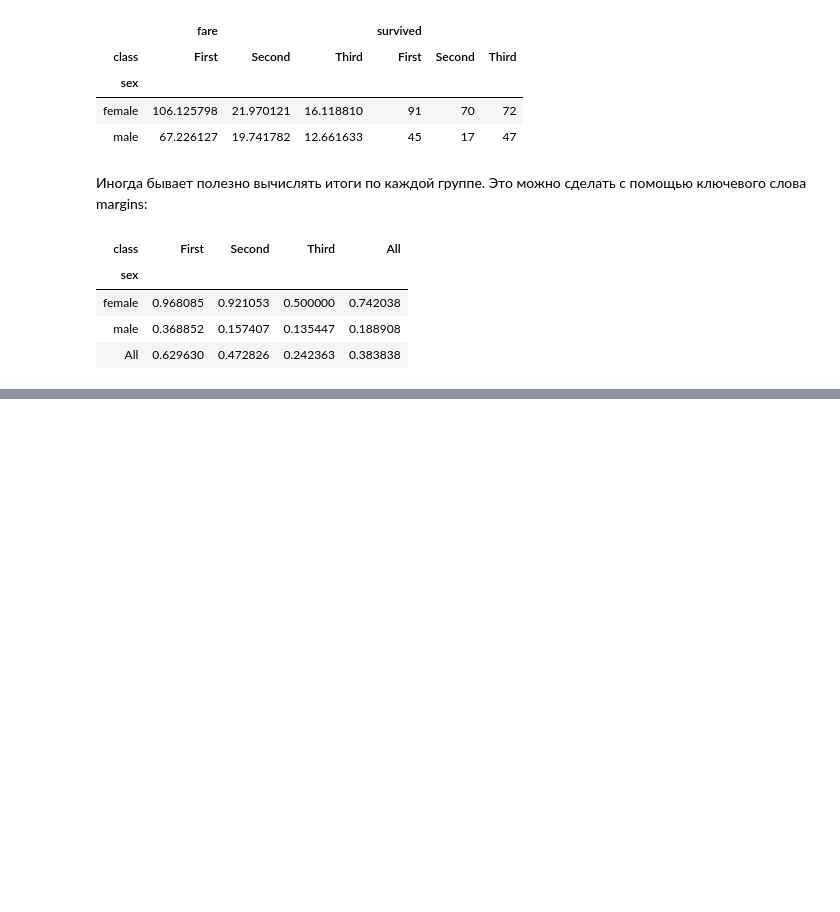
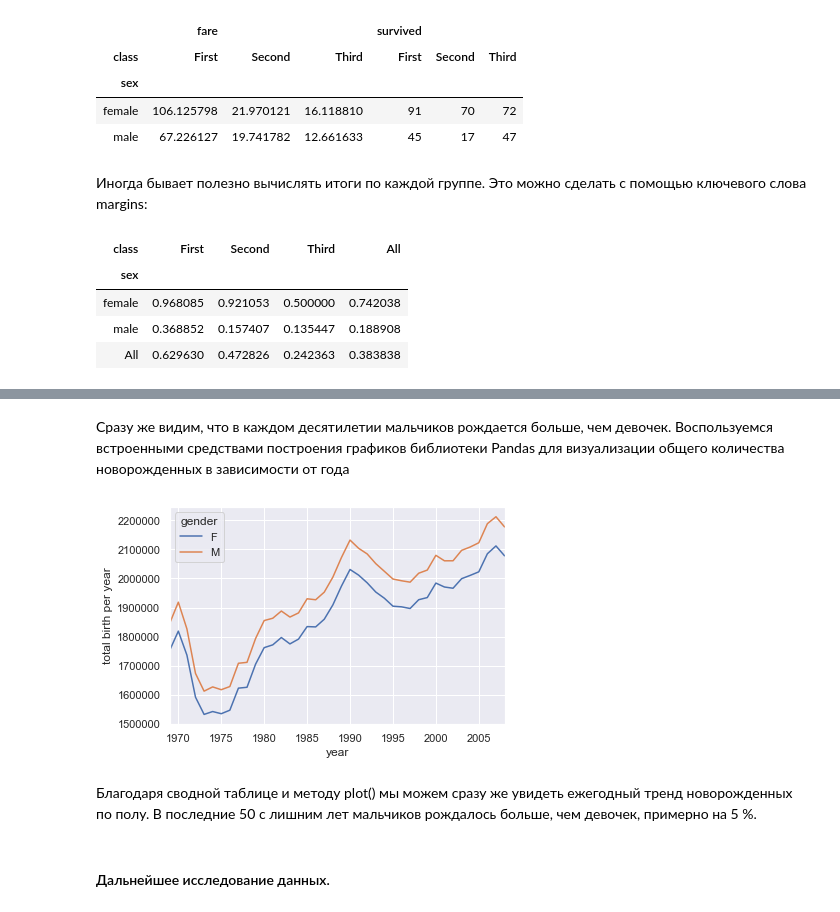
Before and after one commit to rusantsovsv/pandas_tr, a Jupyter notebook: 08.Pandas_pivot_tables.ipynb, the cells around one changed output, grey strips where cells are left out. Drawn from its saved outputs; the diff is of its cells as text; code cells hidden in the pictures; blank space fills up the shorter version.

Commit message:
Add example to pivot tables

```diff
--- a/08.Pandas_pivot_tables.ipynb
+++ b/08.Pandas_pivot_tables.ipynb
@@ -167,0 +173,5 @@ titanic.pivot_table('survived', index='sex', columns='class', margins=True)
+# %%
+# Инструкция системного командного процессора для скачивания данных:
+# !curl -O https://raw.githubusercontent.com/jakevdp/data-CDCbirths/
+# master/births.csv
+births = pd.read_csv(r'CSV\births.csv')
@@ -167,0 +187,3 @@ titanic.pivot_table('survived', index='sex', columns='class', margins=True)
+# %%
+births['decade'] = 10 * (births['year']//10)
+births.pivot_table('births', index='decade', columns='gender', aggfunc='sum')
@@ -167,0 +198,17 @@ titanic.pivot_table('survived', index='sex', columns='class', margins=True)
+# %% [markdown]
+Сразу же видим, что в каждом десятилетии мальчиков рождается больше, чем девочек. Воспользуемся встроенными средствами построения графиков библиотеки
+Pandas для визуализации общего количества новорожденных в зависимости от года
+# %%
+%matplotlib inline
+import matplotlib.pyplot as plt
+sns.set()  # Используем стили библиотеки Seaborn
+births.pivot_table('births', index='year', columns='gender', aggfunc='sum').plot()
+plt.ylabel('total birth per year'); # общее количество новорожденных в течение года
+# %% [output]
+[figure, added]
+# %% [markdown]
+Благодаря сводной таблице и методу plot() мы можем сразу же увидеть ежегодный
+тренд новорожденных по полу. В последние 50 с лишним лет мальчиков рождалось
+больше, чем девочек, примерно на 5 %.
+# %% [markdown]
+ #### Дальнейшее исследование данных.
```
Also changed, not shown: parts of 25 cells of this notebook, 1 other file.
